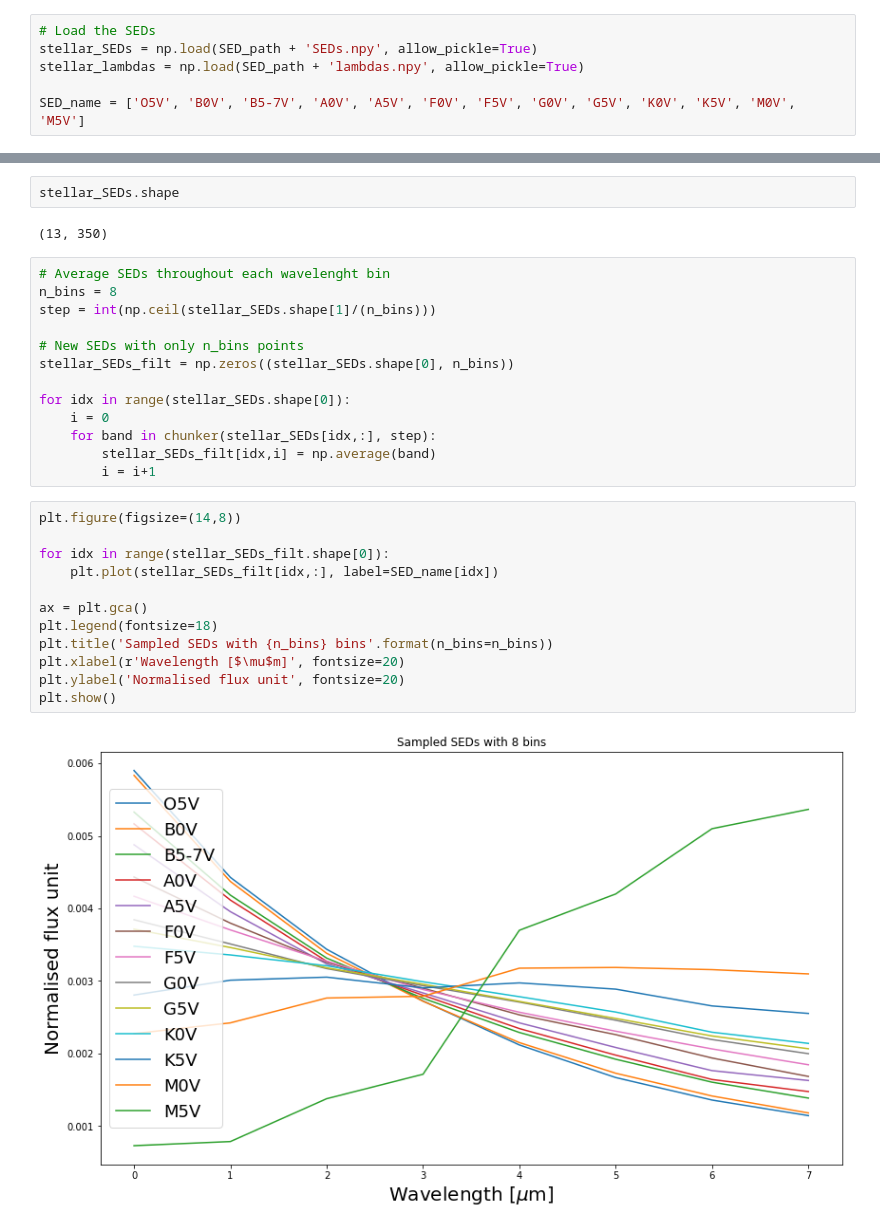
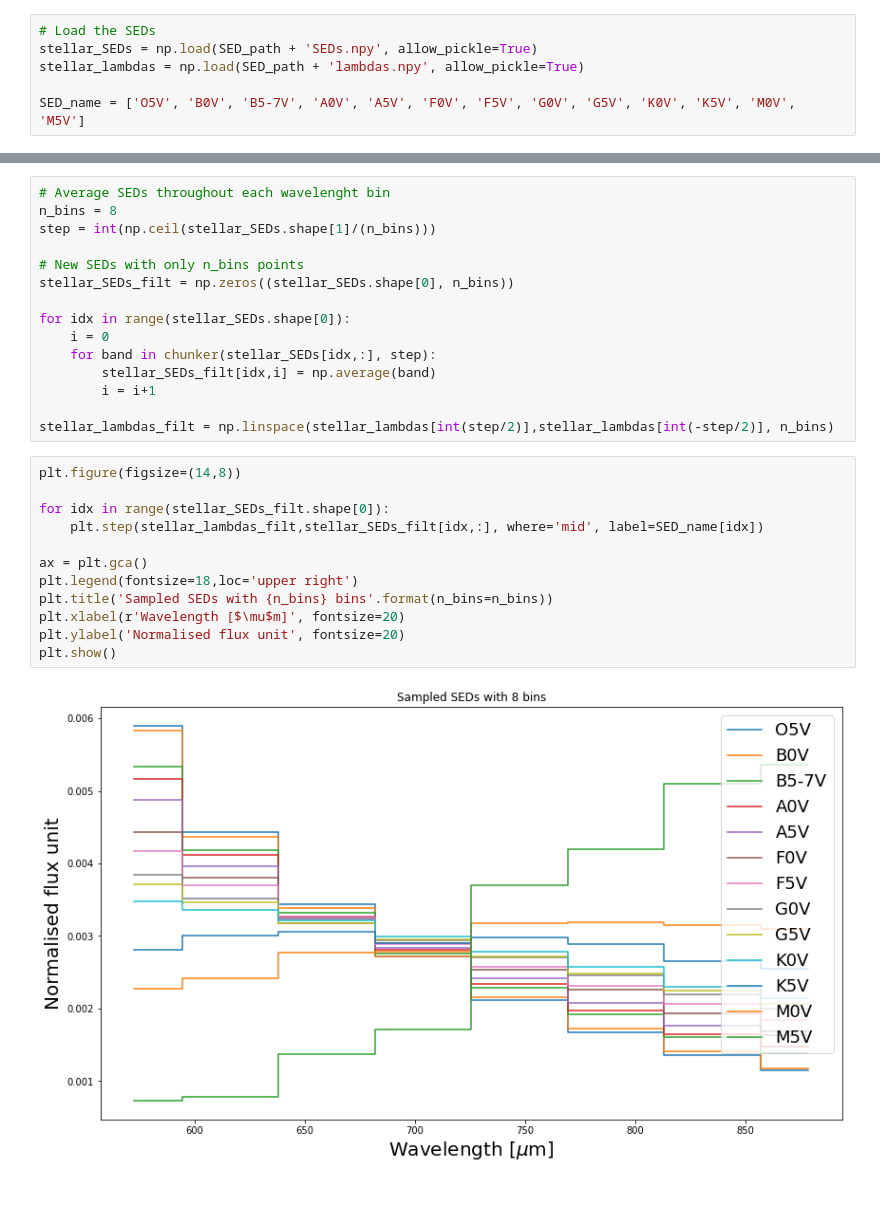
Before and after one commit to tobias-liaudat/wf-SEDs, a Jupyter notebook: WFE_sampling_test/notebooks/explore_SEDs.ipynb, the cells around one changed output, grey strips where cells are left out. Saved outputs shown, nothing was run; the diff lists cells and outputs as text; blank space fills up the shorter version.

```diff
--- a/WFE_sampling_test/notebooks/explore_SEDs.ipynb
+++ b/WFE_sampling_test/notebooks/explore_SEDs.ipynb
@@ -50,10 +50,6 @@ ax.set_xlim([530, 965])
 plt.show()
 # %% [output]
 [figure]
-# %%
-stellar_SEDs.shape
-# %% [output]
-(13, 350)
 # %%
 # Average SEDs throughout each wavelenght bin
 n_bins = 8
@@ -67,17 +63,19 @@ for idx in range(stellar_SEDs.shape[0]):
     for band in chunker(stellar_SEDs[idx,:], step):
         stellar_SEDs_filt[idx,i] = np.average(band)
         i = i+1
+
+stellar_lambdas_filt = np.linspace(stellar_lambdas[int(step/2)],stellar_lambdas[int(-step/2)], n_bins)
 # %%
 plt.figure(figsize=(14,8))
 
 for idx in range(stellar_SEDs_filt.shape[0]):
-    plt.plot(stellar_SEDs_filt[idx,:], label=SED_name[idx])
+    plt.step(stellar_lambdas_filt,stellar_SEDs_filt[idx,:], where='mid', label=SED_name[idx])
 
 ax = plt.gca()
-plt.legend(fontsize=18)
+plt.legend(fontsize=18,loc='upper right')
 plt.title('Sampled SEDs with {n_bins} bins'.format(n_bins=n_bins))
 plt.xlabel(r'Wavelength [$\mu$m]', fontsize=20)
 plt.ylabel('Normalised flux unit', fontsize=20)
 plt.show()
 # %% [output]
-[figure, old version]
+[figure, new version]
```
Also changed, not shown: parts of 3 cells of this notebook.
